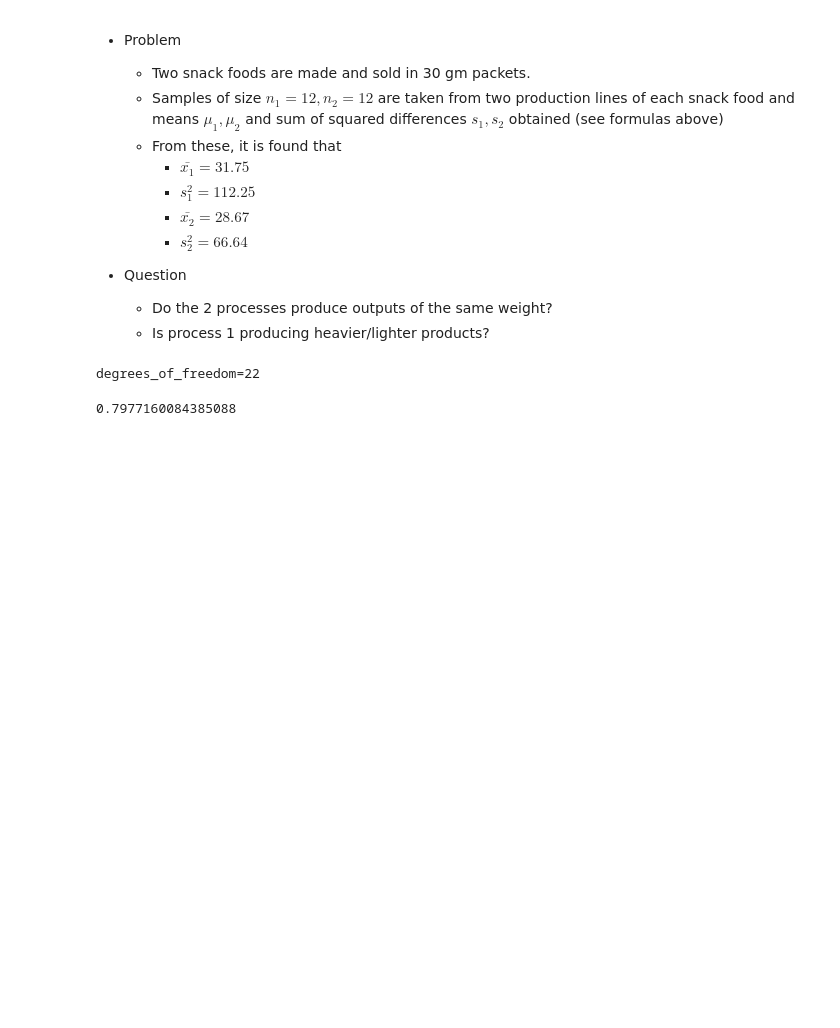
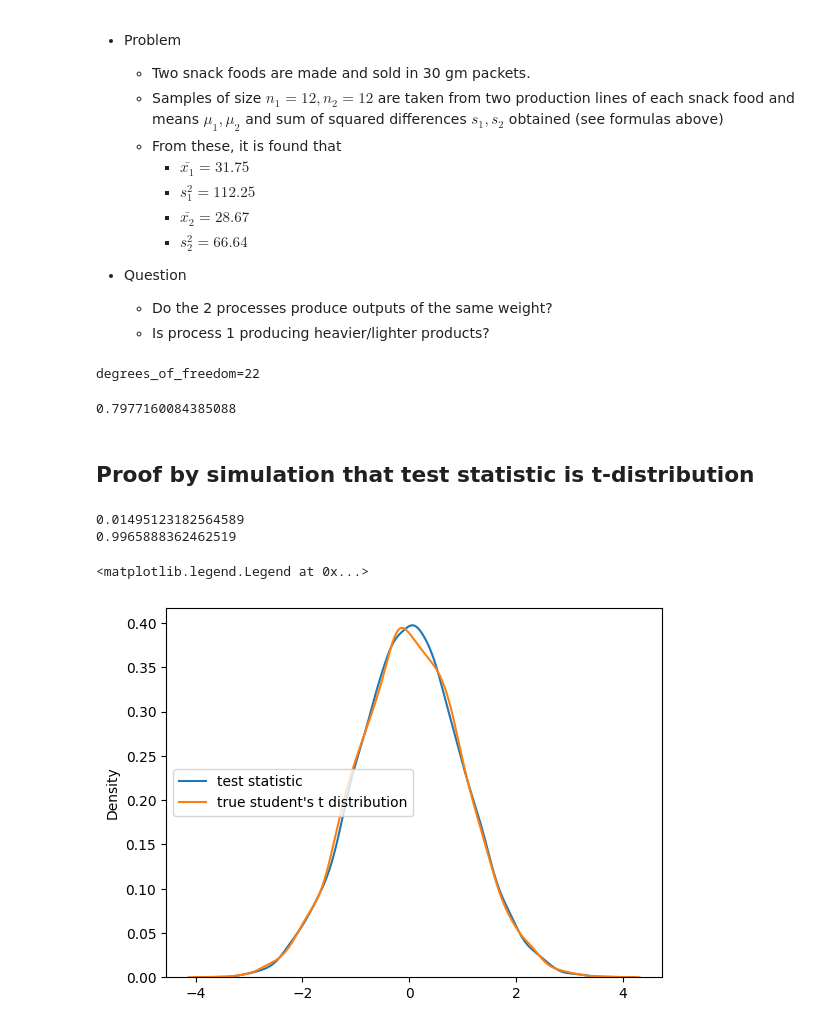
Before and after one commit to yjtek/math, a Jupyter notebook: Textbooks/100 Statistical Tests - Gopal Kanji/8. t-test for two population means with unknown equal variances.ipynb, the cells around one changed output. Drawn from its saved outputs; the diff is of its cells as text; code cells hidden in the pictures; blank space fills up the shorter version.

```diff
--- a/Textbooks/100 Statistical Tests - Gopal Kanji/8. t-test for two population means with unknown equal variances.ipynb
+++ b/Textbooks/100 Statistical Tests - Gopal Kanji/8. t-test for two population means with unknown equal variances.ipynb
@@ -69,3 +69,5 @@ compute_test_statistic(xbar1, xbar2, mu1, mu2, n1, n2, s_sq)
 # %% [output]
 degrees_of_freedom=22
 0.7977160084385088
+# %% [markdown]
+## Proof by simulation that test statistic is t-distribution
@@ -71,0 +110,19 @@ degrees_of_freedom=22
+# %%
+test_statistic_distribution = (
+    ((sample_means_1 - sample_means_2) - (POPULATION_MEAN_1 - POPULATION_MEAN_2)) / (S_SQ**0.5 * (1/SAMPLE_SIZE_1 + 1/SAMPLE_SIZE_2)**0.5)
+)
+
+degrees_of_freedom = SAMPLE_SIZE_1+SAMPLE_SIZE_2-2
+true_students_t_distribution = np.random.standard_t(degrees_of_freedom, 10_000)
+
+print(test_statistic_distribution.mean())
+print(test_statistic_distribution.var())
+sns.kdeplot(test_statistic_distribution, label='test statistic')
+sns.kdeplot(true_students_t_distribution, label="true student's t distribution")
+plt.legend()
+# test_statistic_distribution
+# %% [output]
+0.01495123182564589
+0.9965888362462519
+<matplotlib.legend.Legend at 0x...>
+[figure, added]
```
Also changed, not shown: parts of 2 cells of this notebook, 11 other files.
